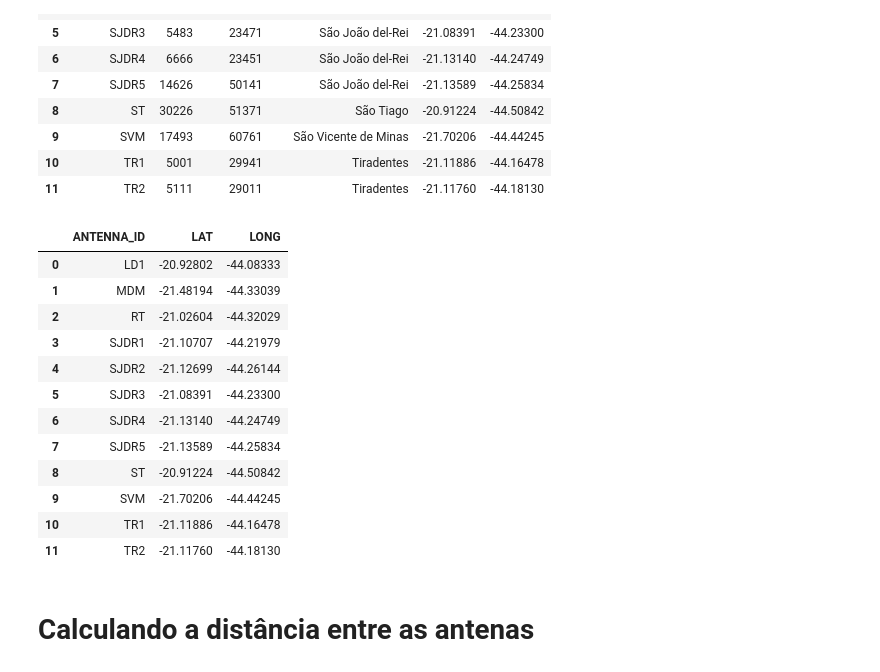
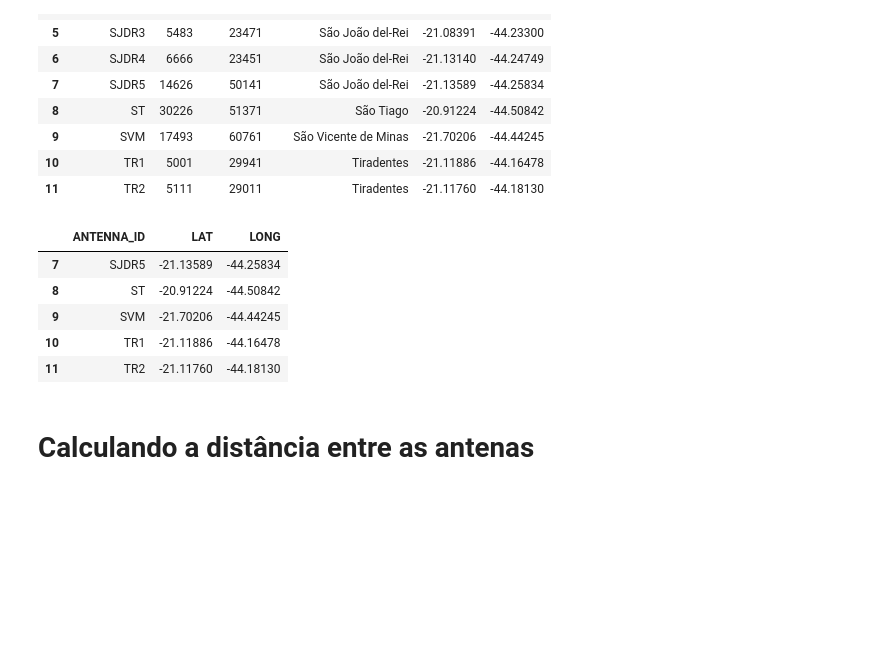
Before and after one commit to ghmc91/Projeto_Mestrado, a Jupyter notebook: Distance_Traveled_By_User.ipynb, the cells around one changed output. Saved outputs shown, nothing was run; the diff lists cells and outputs as text; code cells hidden in the pictures; blank space fills up the shorter version.

```diff
--- a/Distance_Traveled_By_User.ipynb
+++ b/Distance_Traveled_By_User.ipynb
@@ -63,16 +44,9 @@ antennas_with_id.groupby(['ANTENNA_ID']).min().reset_index()
 | 11 | TR2 | 5111 | 29011 | Tiradentes | -21.11760 | -44.18130 |
 # %%
 antennas_and_lat_long = antennas_with_id.groupby('ANTENNA_ID').agg({'LAT': min, 'LONG':min}).reset_index()
-antennas_and_lat_long
+antennas_and_lat_long.tail()
 # %% [output]
 |  | ANTENNA_ID | LAT | LONG |
-| 0 | LD1 | -20.92802 | -44.08333 |
-| 1 | MDM | -21.48194 | -44.33039 |
-| 2 | RT | -21.02604 | -44.32029 |
-| 3 | SJDR1 | -21.10707 | -44.21979 |
-| 4 | SJDR2 | -21.12699 | -44.26144 |
-| 5 | SJDR3 | -21.08391 | -44.23300 |
-| 6 | SJDR4 | -21.13140 | -44.24749 |
 | 7 | SJDR5 | -21.13589 | -44.25834 |
 | 8 | ST | -20.91224 | -44.50842 |
 | 9 | SVM | -21.70206 | -44.44245 |
```
Also changed, not shown: parts of 23 cells of this notebook, 3 other files.
